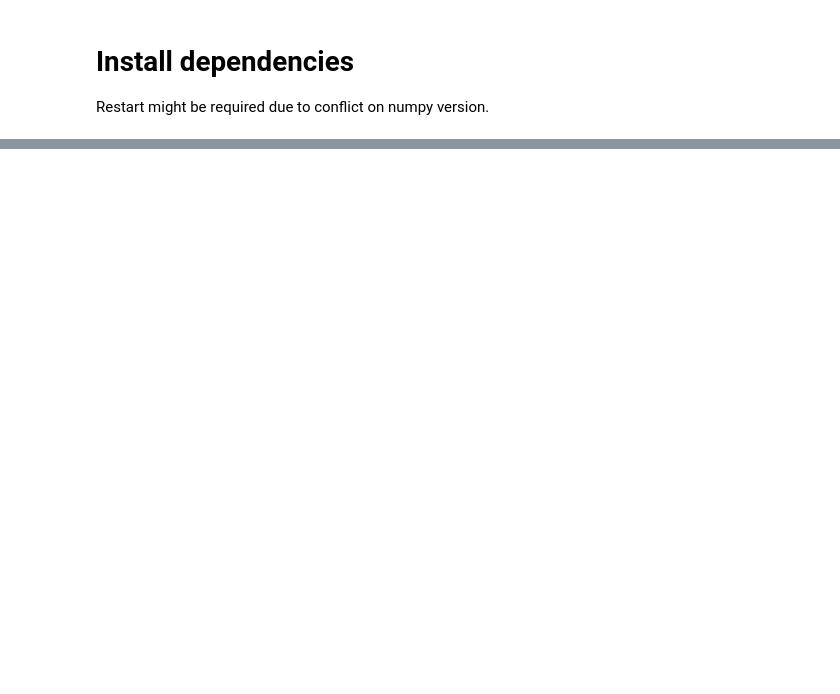
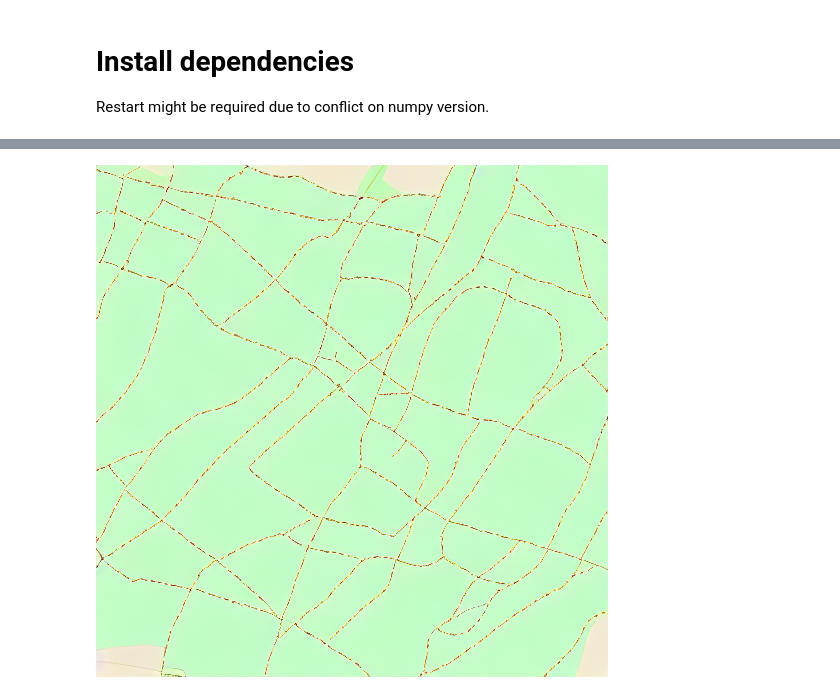
Before and after one commit to kraina-ai/map_diffusion, a Jupyter notebook: workflow_raster/4.train_colab.ipynb, the cells around one changed output, grey strips where cells are left out. Cells and saved outputs as stored; diff of their text form; code cells hidden in the pictures; blank space fills up the shorter version.

```diff
--- a/workflow_raster/4.train_colab.ipynb
+++ b/workflow_raster/4.train_colab.ipynb
@@ -40,0 +140,5 @@ sys.argv = old_sys_args
+# %%
+green = pipe(prompt="OSM of area containing: 1 landuse farmland  , 1 natural grassland  , 1 leisure park  .")
+green.images[0]
+# %% [output]
+[figure, added]
```
Also changed, not shown: parts of 11 cells of this notebook.
